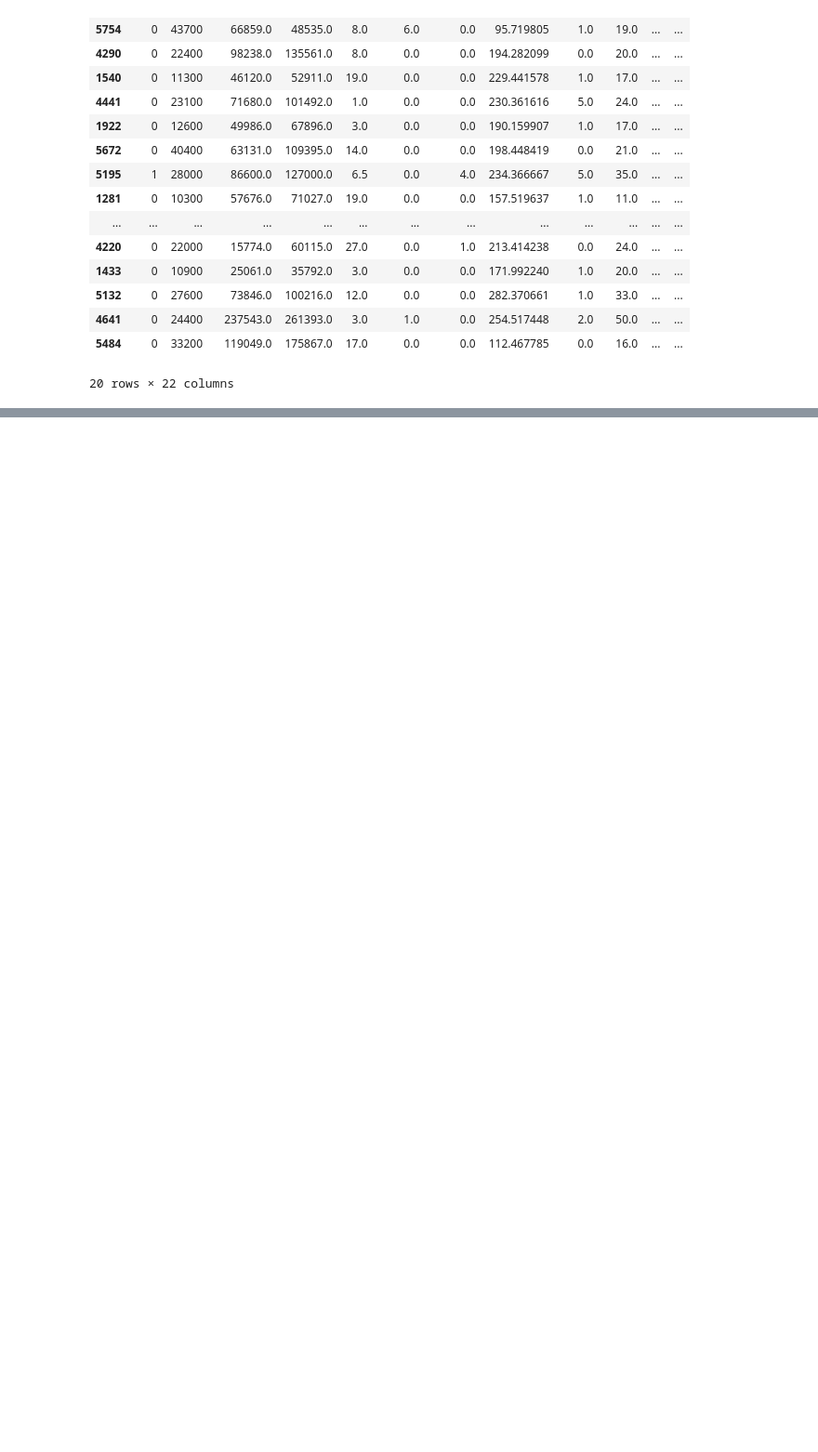
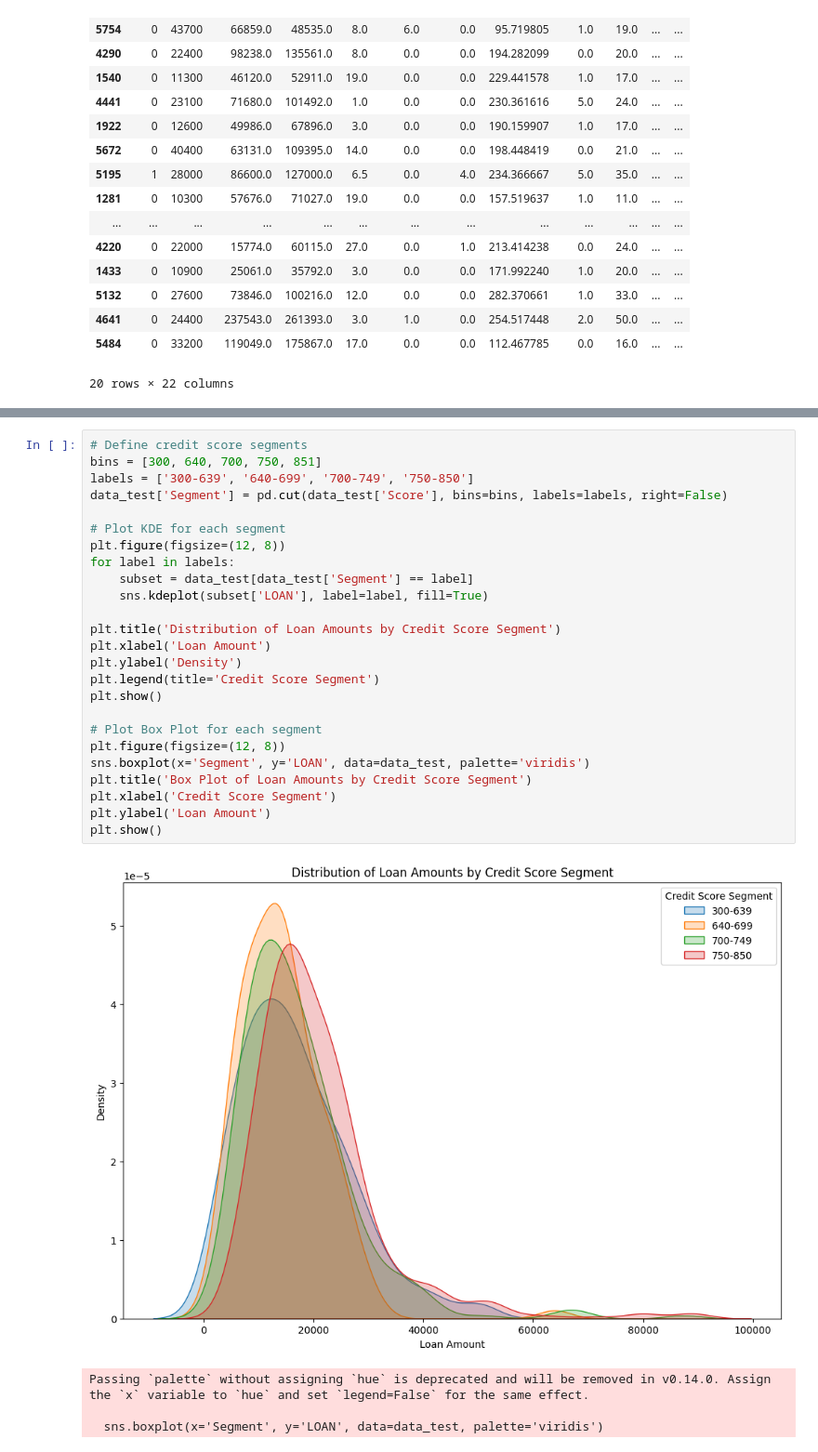
Before and after one commit to thinh661/Credit_Score_Webapp, a Jupyter notebook: test_model.ipynb, the cells around one changed output, grey strips where cells are left out. Shown at 93% size. Cells and saved outputs as stored; diff of their text form; blank space fills up the shorter version.

```diff
--- a/test_model.ipynb
+++ b/test_model.ipynb
@@ -208,0 +238,30 @@ plt.show()
+# %%
+# Define credit score segments
+bins = [300, 640, 700, 750, 851]
+labels = ['300-639', '640-699', '700-749', '750-850']
+data_test['Segment'] = pd.cut(data_test['Score'], bins=bins, labels=labels, right=False)
+
+# Plot KDE for each segment
+plt.figure(figsize=(12, 8))
+for label in labels:
+    subset = data_test[data_test['Segment'] == label]
+    sns.kdeplot(subset['LOAN'], label=label, fill=True)
+
+plt.title('Distribution of Loan Amounts by Credit Score Segment')
+plt.xlabel('Loan Amount')
+plt.ylabel('Density')
+plt.legend(title='Credit Score Segment')
+plt.show()
+
+# Plot Box Plot for each segment
+plt.figure(figsize=(12, 8))
+sns.boxplot(x='Segment', y='LOAN', data=data_test, palette='viridis')
+plt.title('Box Plot of Loan Amounts by Credit Score Segment')
+plt.xlabel('Credit Score Segment')
+plt.ylabel('Loan Amount')
+plt.show()
+# %% [output]
+[figure, added]
+Passing `palette` without assigning `hue` is deprecated and will be removed in v0.14.0. Assign the `x` variable to `hue` and set `legend=False` for the same effect.
+
+  sns.boxplot(x='Segment', y='LOAN', data=data_test, palette='viridis')
```
Also changed, not shown: parts of 8 cells of this notebook, 6 other files.
